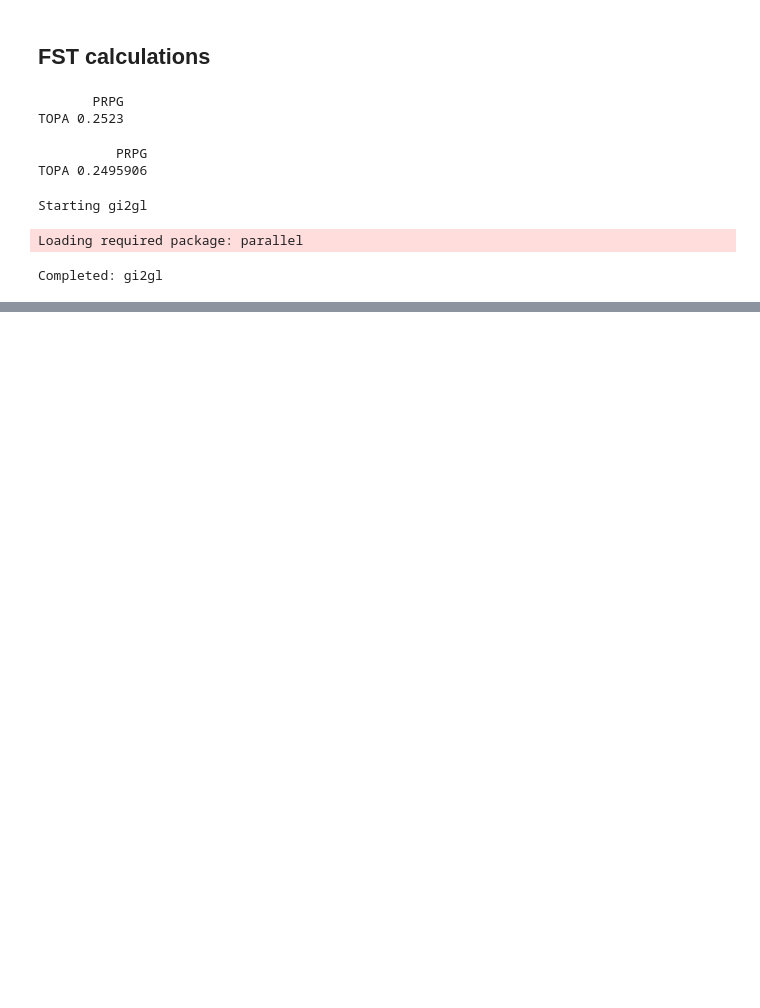
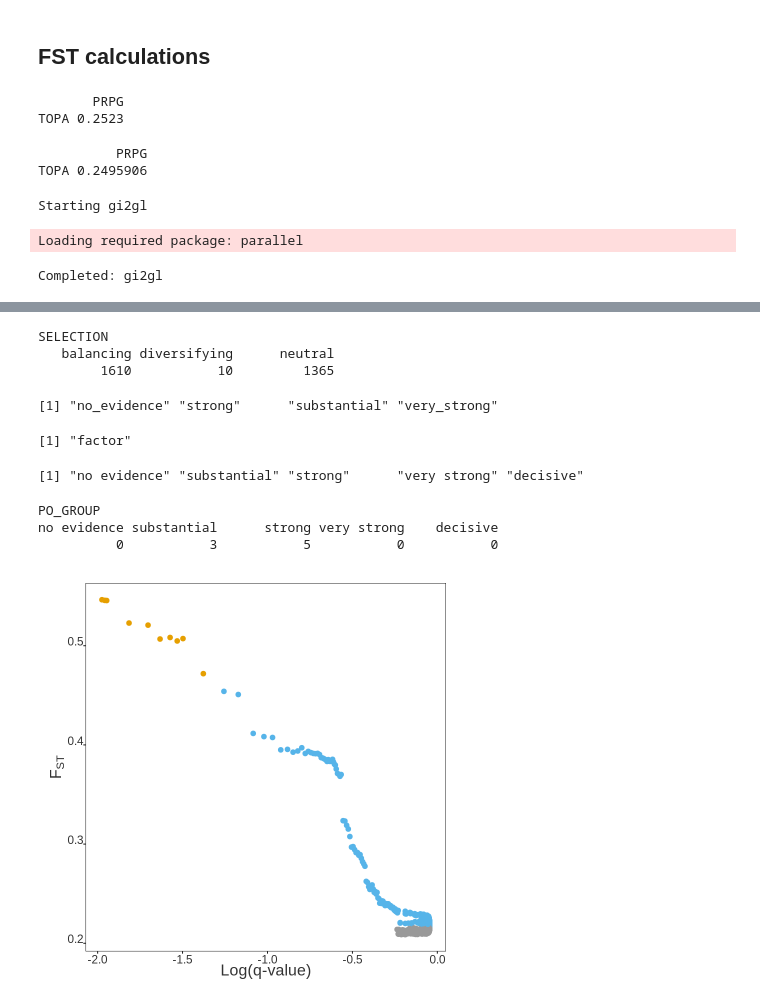
Before and after one commit to cordeiroemg/GBS_RADseq_workflow, a Jupyter notebook: workflow.ipynb, the cells around one changed output, grey strips where cells are left out. Cells and saved outputs as stored; diff of their text form; code cells hidden in the pictures; blank space fills up the shorter version.

```diff
--- a/workflow.ipynb
+++ b/workflow.ipynb
@@ -547,0 +603,5 @@ A data.frame: 1 × 16
+# %%
+# ADD a column for selection grouping
+bayescan$SELECTION <- ifelse(bayescan$alpha>=0&bayescan$qval<=0.05,"diversifying",ifelse(bayescan$alpha>=0&bayescan$qval>0.05,"neutral","balancing"))
+bayescan$SELECTION<- factor(bayescan$SELECTION)
+levels(bayescan$SELECTION)
@@ -547,0 +612,55 @@ A data.frame: 1 × 16
+# %%
+positive <- bayescan[bayescan$SELECTION=="diversifying",]
+neutral <- bayescan[bayescan$SELECTION=="neutral",]
+balancing <- bayescan[bayescan$SELECTION=="balancing",]
+xtabs(data=bayescan, ~SELECTION)
+write.table(neutral, "neutral.txt", row.names=F, quote=F)
+write.table(balancing, "balancing.txt", row.names=F, quote=F)
+write.table(positive, "positive.txt", row.names=F, quote=F)
+# %% [output]
+SELECTION
+   balancing diversifying      neutral
+        1610           10         1365
+# %%
+#Transformation Log for the graph
+bayescan$log10_Q <- log10(bayescan$qval)
+# %%
+#Quantile of FST
+FST_quantile<-quantile(bayescan$fst,c(0,0.2,0.4,0.6,0.8,1.0),na.rm="true")
+bayescan$FST_GROUP <- cut(bayescan$fst, FST_quantile,labels=c("0-20%", "20-40%", "40-60%", "60-80%", "80-100%"))
+# %%
+# Grouping des groupes LOG10_PO
+bayescan$PO_GROUP <- ifelse(bayescan$log10.PO.>2,"decisive",ifelse(bayescan$log10.PO.>1.5,"very_strong",ifelse(bayescan$log10.PO.>1,"strong",ifelse(bayescan$log10.PO.>0.5,"substantial","no_evidence"))))
+bayescan$PO_GROUP<- factor(bayescan$PO_GROUP)
+levels(bayescan$PO_GROUP)
+class(bayescan$PO_GROUP)
+bayescan[["PO_GROUP"]] <- factor(bayescan[["PO_GROUP"]],levels=c("no evidence","substantial","strong","very strong","decisive"),ordered=T)
+levels(bayescan$PO_GROUP)
+# %% [output]
+[1] "no_evidence" "strong"      "substantial" "very_strong"
+[1] "factor"
+[1] "no evidence" "substantial" "strong"      "very strong" "decisive"
+# %%
+xtabs(data=bayescan, ~PO_GROUP)
+# %% [output]
+PO_GROUP
+no evidence substantial      strong very strong    decisive
+          0           3           5           0           0
+# %%
+x_title="Log(q-value)"
+y_title= expression('F'['ST'])
+
+graph_1<-ggplot(bayescan, mapping = aes(x=log10_Q,y=fst)) +
+  geom_point(aes(fill=factor(SELECTION), colour=SELECTION), pch=19, size=2.5)+
+  scale_color_manual(values=cbPalette) +
+  ylab(expression('F'['ST'])) +
+  xlab("Log(q-value)") +
+  theme(axis.text.x = element_text(color = "grey20", size = 14, angle = 0),
+        axis.text.y = element_text(color = "grey20", size = 14, angle = 0, hjust = 1, vjust = 0, face = "plain"),
+        axis.title.x = element_text(color = "grey20", size = 19, angle = 0, hjust = .5, vjust = 1, face = "plain"),
+        axis.title.y = element_text(color = "grey20", size = 19, angle = 90, hjust = .5, vjust = 1, face = "plain"),
+        legend.position = "none")
+graph_1
+ggsave("Euschistus.tiff", dpi=300, width=9, height=5)
+# %% [output]
+[figure, added]
```
Also changed, not shown: parts of 59 cells of this notebook.
